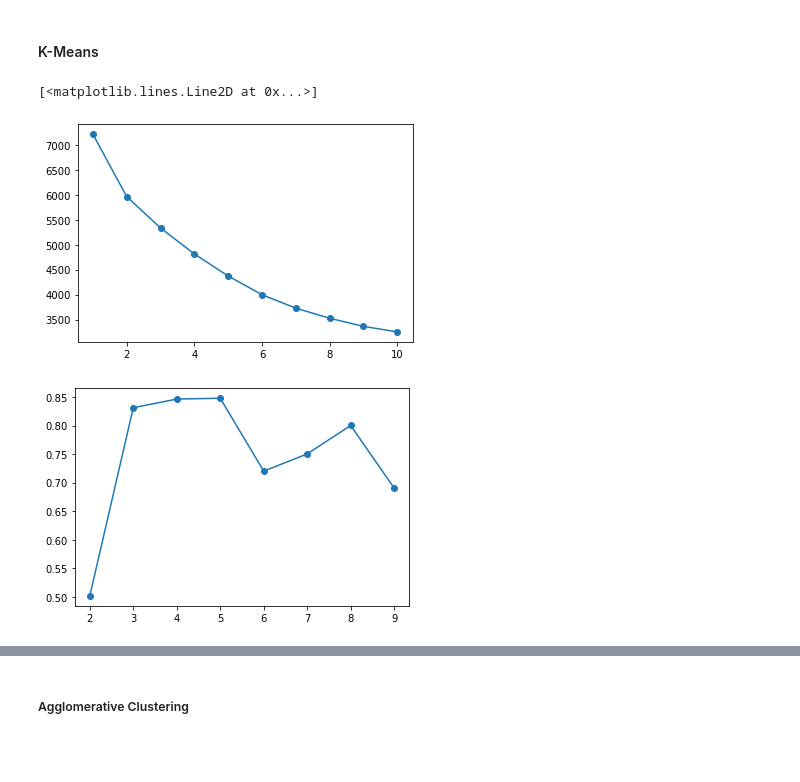
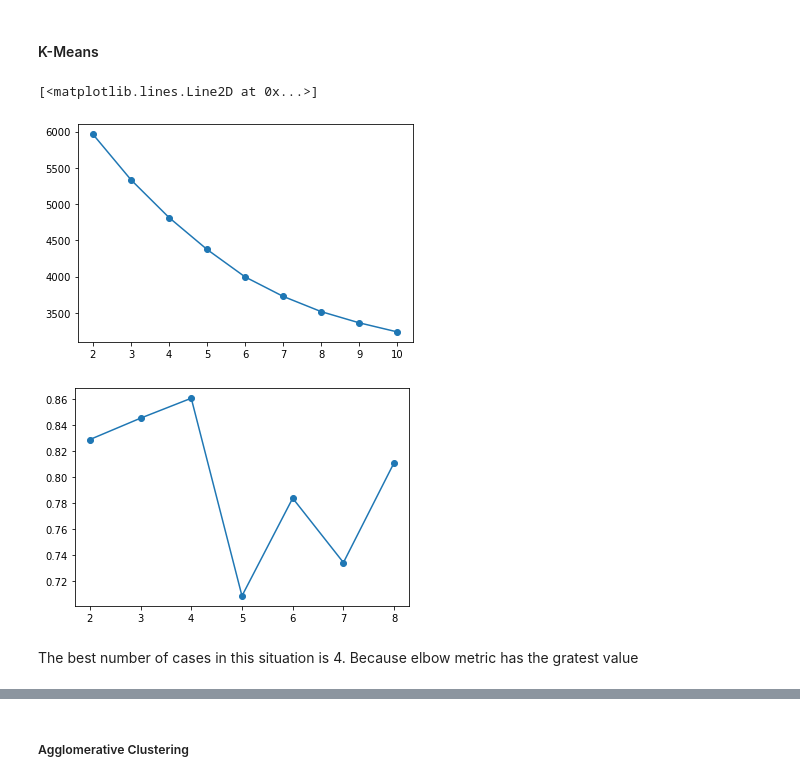
Before and after one commit to KogtikovNikita/DataScience, a Jupyter notebook: Clustering.ipynb, the cells around one changed output, grey strips where cells are left out. Cells and saved outputs as stored; diff of their text form; code cells hidden in the pictures; blank space fills up the shorter version.

Commit message:
Some fixes to clustering

```diff
--- a/Clustering.ipynb
+++ b/Clustering.ipynb
@@ -361,21 +363,27 @@ data.drop(['Non-resident', 'Unskilled', 'Skilled',
 # %% [markdown]
 #### K-Means
 # %%
+silhouette_kmeans = []
 inertia = []
-for i in range(1,11):
-    kmeans = KMeans(n_clusters=i).fit(data)
+for i in range(2,11):
+    kmeans = KMeans(n_clusters=i, random_state=18).fit(data)
     inertia_i = kmeans.inertia_
     inertia.append(inertia_i)
-plt.plot(range(1,11), inertia, marker='o')
+    labels_kmeans = kmeans.labels_
+    score = silhouette_score(data, labels_kmeans)
+    silhouette_kmeans.append(score)
+plt.plot(range(2,11), inertia, marker='o')
 # %% [output]
 [<matplotlib.lines.Line2D at 0x...>]
-[figure, old version]
+[figure, new version]
 # %%
 D = []
-for i in range(1,9):
+for i in range(1,8):
     Di = (inertia[i] - inertia[i+1]) / (inertia[i-1] - inertia[i])
     D.append(Di)
-plt.plot(range(2,10), D, marker='o');
+plt.plot(range(2,9), D, marker='o');
 # %% [output]
-[figure, old version]
+[figure, new version]
+# %% [markdown]
+The best number of cases in this situation is 4. Because elbow metric has the gratest value
 # %%
```
Also changed, not shown: parts of 14 cells of this notebook.
